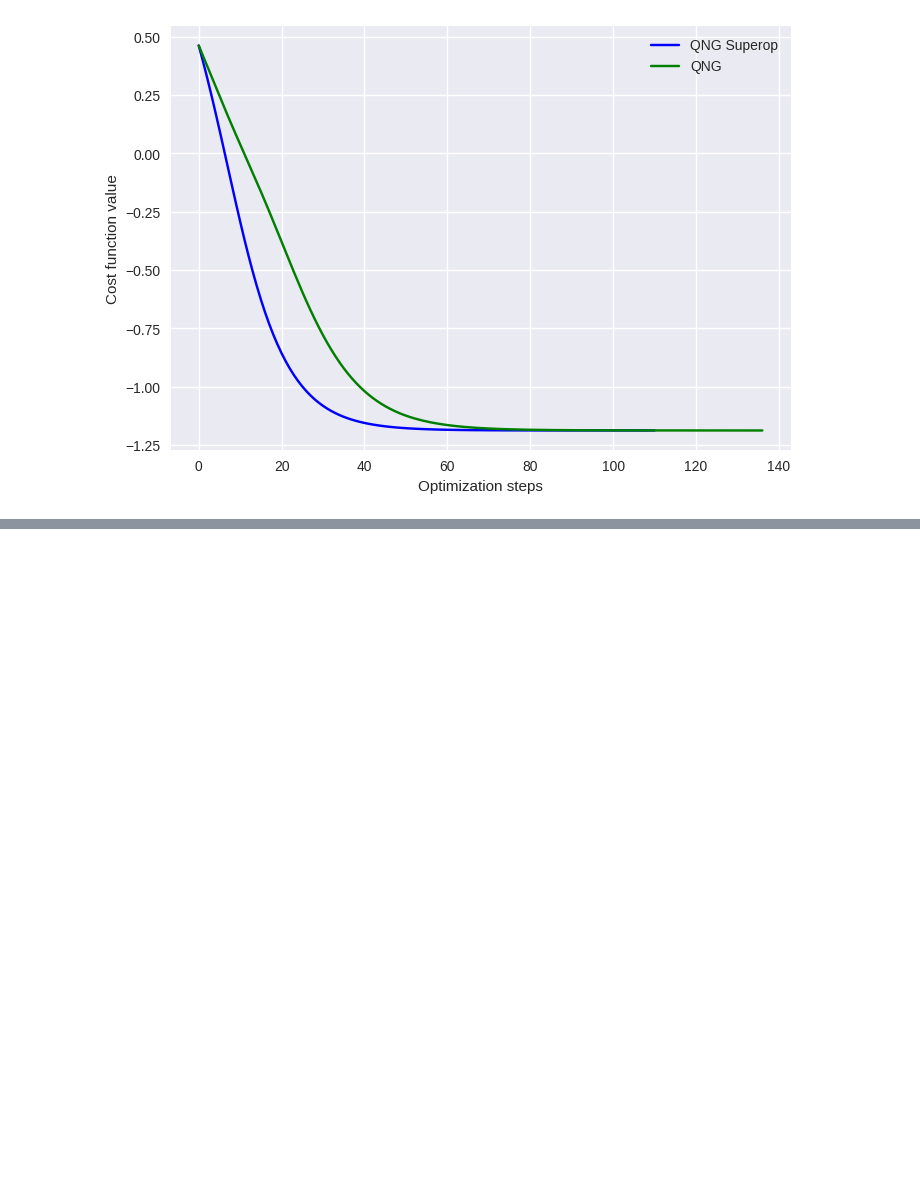
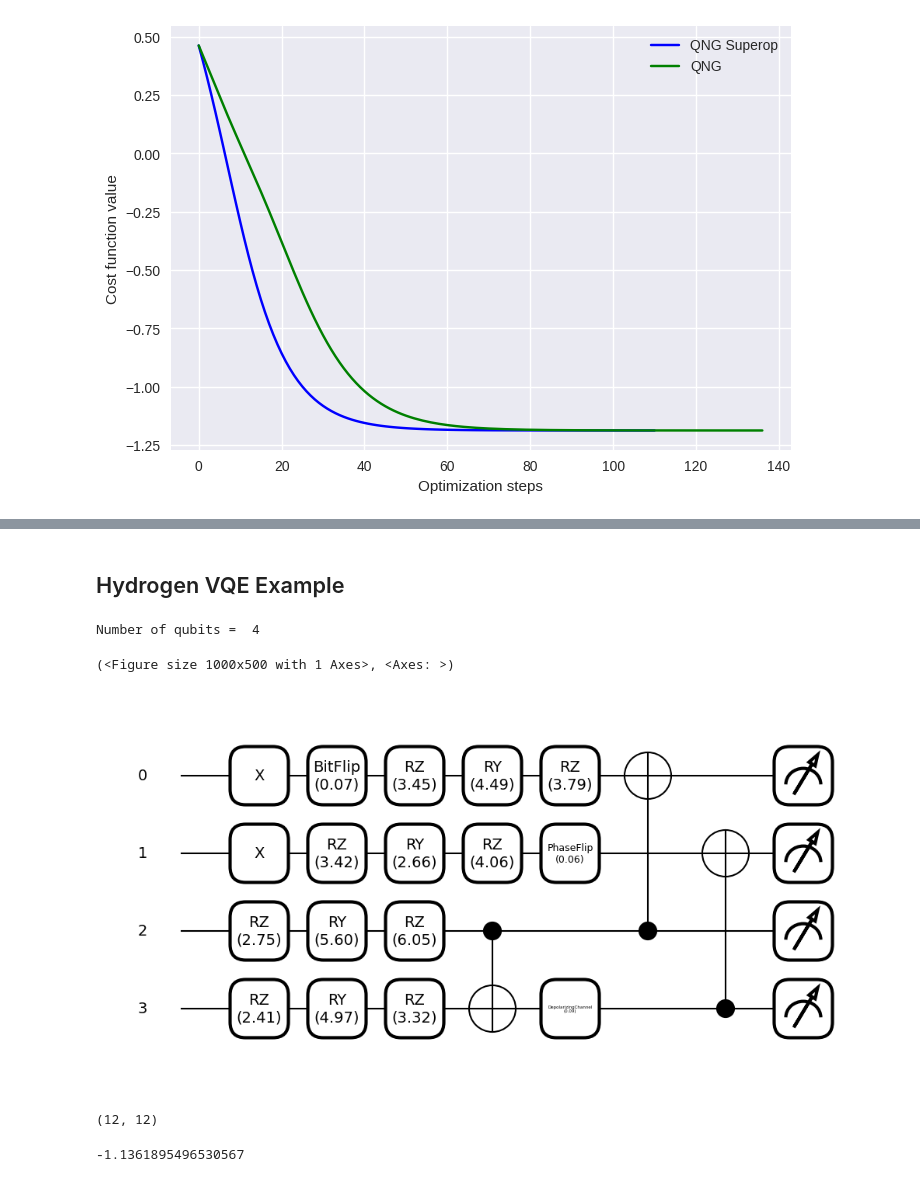
Before and after one commit to Gopal-Dahale/qng-superop, a Jupyter notebook: notebooks/tutorial_vqe_qng.ipynb, the cells around one changed output, grey strips where cells are left out. Cells and saved outputs as stored; diff of their text form; code cells hidden in the pictures; blank space fills up the shorter version.

Commit message:
Updated noisy vqe with H2

```diff
--- a/notebooks/tutorial_vqe_qng.ipynb
+++ b/notebooks/tutorial_vqe_qng.ipynb
@@ -432,3 +430,56 @@ where again the black markers and line indicate the path taken by the
 by the `GradientDescentOptimizer`. Using this visualization method, we
 can clearly see how the path using the `QNGOptimizer` tightly \"hugs\"
 the curvature of the Bloch sphere and takes the shorter path.
+# %% [markdown]
+Hydrogen VQE Example
+------------------------
+# %%
+dataset = qml.data.load('qchem',molname="H2", bondlength=0.7)[0]
+hamiltonian, qubits = dataset.hamiltonian, len(dataset.hamiltonian.wires)
+hamiltonian_coeffs, hamiltonian_ops = hamiltonian.terms()
+hf_state = pnp.array([1, 1, 0, 0], requires_grad=False)
+
+print("Number of qubits = ", qubits)
+# %% [output]
+Number of qubits =  4
+# %%
+dev = qml.device("default.mixed", wires=qubits)
+hf_state = pnp.array([1, 1, 0, 0], requires_grad=False)
+
+def ansatz(params, wires=[0, 1, 2, 3]):
+    for i, val in enumerate(hf_state):
+        if val:
+            qml.X(i)
+    qml.BitFlip(0.07, wires=0)
+    for i in wires:
+        qml.RZ(params[3 * i], wires=i)
+        qml.RY(params[3 * i + 1], wires=i)
+        qml.RZ(params[3 * i + 2], wires=i)
+    qml.PhaseFlip(0.06, wires=1)
+    qml.CNOT(wires=[2, 3])
+    qml.DepolarizingChannel(0.09, wires=3)
+    qml.CNOT(wires=[2, 0])
+    qml.CNOT(wires=[3, 1])
+
+@qml.qnode(dev, diff_method="parameter-shift")
+def cost(params):
+    ansatz(params)
+    return qml.expval(hamiltonian)
+
+np.random.seed(0)
+init_params = pnp.random.uniform(low=0, high=2 * np.pi, size=12, requires_grad=True)
+print(qml.draw_mpl(cost, decimals=2)(init_params))
+# %% [output]
+(<Figure size 1000x500 with 1 Axes>, <Axes: >)
+[figure, added]
+# %%
+noisy_mt_fn = qml.metric_tensor(cost, approx="block-diag")
+noisy_tensor = noisy_mt_fn(init_params)
+noisy_tensor.shape
+# %% [output]
+(12, 12)
+# %%
+exact_value = dataset.fci_energy
+exact_value
+# %% [output]
+-1.1361895496530567
```
Also changed, not shown: parts of 9 cells of this notebook, 1 other file.
